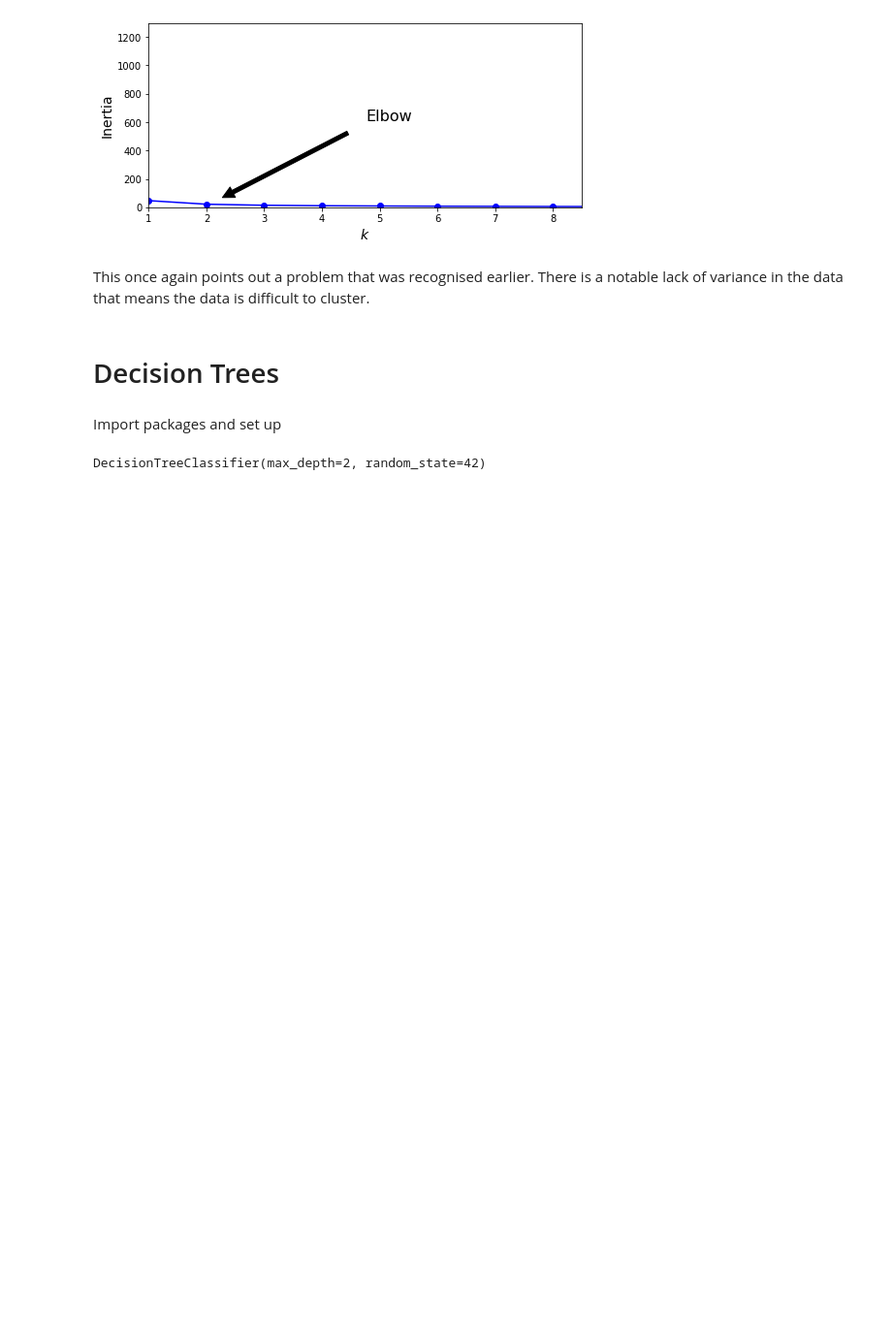
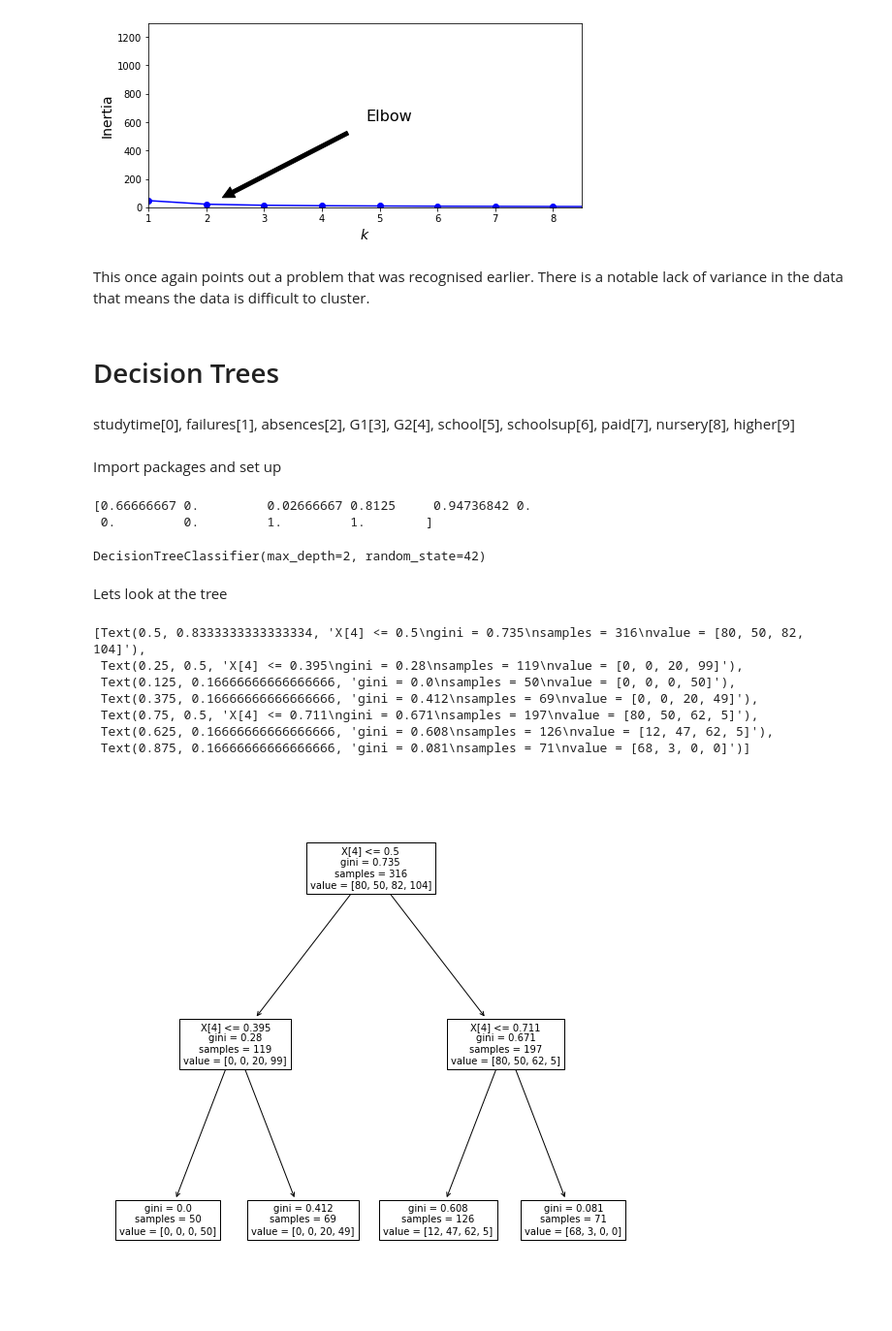
Before and after one commit to romanfen/F21DL-G6, a Jupyter notebook: Student_Performance_Model.ipynb, the cells around one changed output. Shown: that part at 97% size. Saved outputs shown, nothing was run; the diff lists cells and outputs as text; code cells hidden in the pictures; blank space fills up the shorter version.

Commit message:
Some trees made

```diff
--- a/Student_Performance_Model.ipynb
+++ b/Student_Performance_Model.ipynb
@@ -235,7 +235,7 @@ family_target = family_train['G3_cat'].copy()
 
 school_train, school_test = split_dataset(school_data)
 school_target = school_train['G3_cat'].copy()
-school_train, school_test = school_train.drop(['G3_cat'], axis=1), school_test.drop(['G3_cat'], axis=1)
+school_train, school_test = school_train.drop(['G3','G3_cat'], axis=1), school_test.drop(['G3','G3_cat'], axis=1)
 
 personal_train, personal_test = split_dataset(personal_data)
 personal_target = personal_train['G3_cat'].copy()
@@ -294,6 +294,7 @@ from sklearn.preprocessing import MinMaxScaler
 from sklearn.impute import SimpleImputer
 from sklearn.compose import ColumnTransformer
 from sklearn.preprocessing import OneHotEncoder
+from sklearn.preprocessing import OrdinalEncoder
 
 def get_types(dataset):
   num_attr = list(dataset.select_dtypes(include='number'))
@@ -308,10 +309,12 @@ school_num, school_cat = get_types(school_train)
 num_pipeline = Pipeline([
       ('MnMx_scaler', MinMaxScaler()),
   ])
+cat_pipeline = OrdinalEncoder()
 
-full_pipeline =  ColumnTransformer([
+full_pipeline =  ColumnTransformer(
+    transformers=[
         ("num", num_pipeline, school_num),#  Apply the numerical transformation to the all numeric columns
-        ("cat", OneHotEncoder(), school_cat), # Apply the One Hot Encoding to the all categorical columns
+        ("cat", cat_pipeline, school_cat), # Apply the One Hot Encoding to the all categorical columns
   ])
 # %% [output]
 ['freetime', 'goout', 'Dalc', 'Walc', 'G1', 'G2', 'G3'] ['activities', 'romantic', 'G3_cat']
@@ -825,13 +834,32 @@ plt.show()
 This once again points out a problem that was recognised earlier. There is a notable lack of variance in the data that means the data is difficult to cluster.
 # %% [markdown]
 # Decision Trees
+# %% [markdown]
+studytime[0], failures[1], absences[2], G1[3], G2[4], school[5], schoolsup[6], paid[7], nursery[8], higher[9]
 # %% [markdown]
 Import packages and set up
 # %%
 from sklearn.tree import DecisionTreeClassifier,plot_tree
 
 # create the decision tree
-tree_clf = DecisionTreeClassifier(max_depth=2, random_state=42)
-tree_clf.fit(school_prep, school_target)
+tree_school = DecisionTreeClassifier(max_depth=2, random_state=42)
+print(school_prep[0])
+tree_school.fit(school_prep, school_target)
 # %% [output]
-DecisionTreeClassifier(max_depth=2, random_state=42)
+[0.66666667 0.         0.02666667 0.8125     0.94736842 0.
+ 0.         0.         1.         1.        ]
+DecisionTreeClassifier(max_depth=2, random_state=42)
+# %% [markdown]
+Lets look at the tree
+# %%
+plt.figure(figsize=(10,10))
+plot_tree(tree_school, fontsize=10)
+# %% [output]
+[Text(0.5, 0.8333333333333334, 'X[4] <= 0.5\ngini = 0.735\nsamples = 316\nvalue = [80, 50, 82, 104]'),
+ Text(0.25, 0.5, 'X[4] <= 0.395\ngini = 0.28\nsamples = 119\nvalue = [0, 0, 20, 99]'),
+ Text(0.125, 0.16666666666666666, 'gini = 0.0\nsamples = 50\nvalue = [0, 0, 0, 50]'),
+ Text(0.375, 0.16666666666666666, 'gini = 0.412\nsamples = 69\nvalue = [0, 0, 20, 49]'),
+ Text(0.75, 0.5, 'X[4] <= 0.711\ngini = 0.671\nsamples = 197\nvalue = [80, 50, 62, 5]'),
+ Text(0.625, 0.16666666666666666, 'gini = 0.608\nsamples = 126\nvalue = [12, 47, 62, 5]'),
+ Text(0.875, 0.16666666666666666, 'gini = 0.081\nsamples = 71\nvalue = [68, 3, 0, 0]')]
+[figure, added]
```
Also changed, not shown: parts of 6 cells of this notebook.
